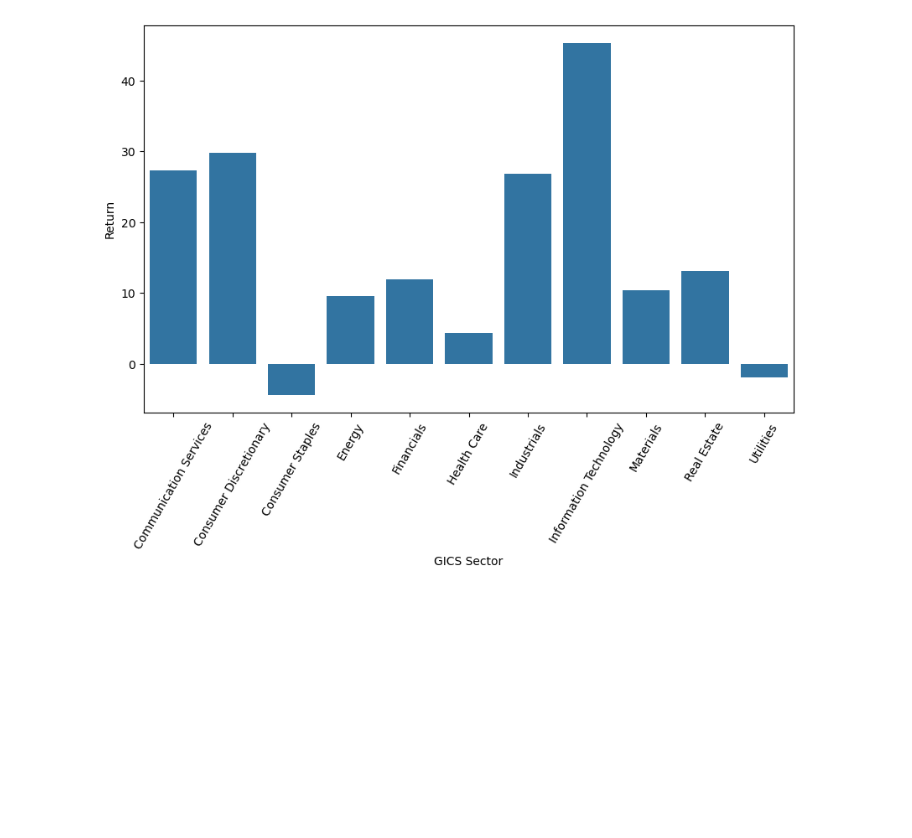
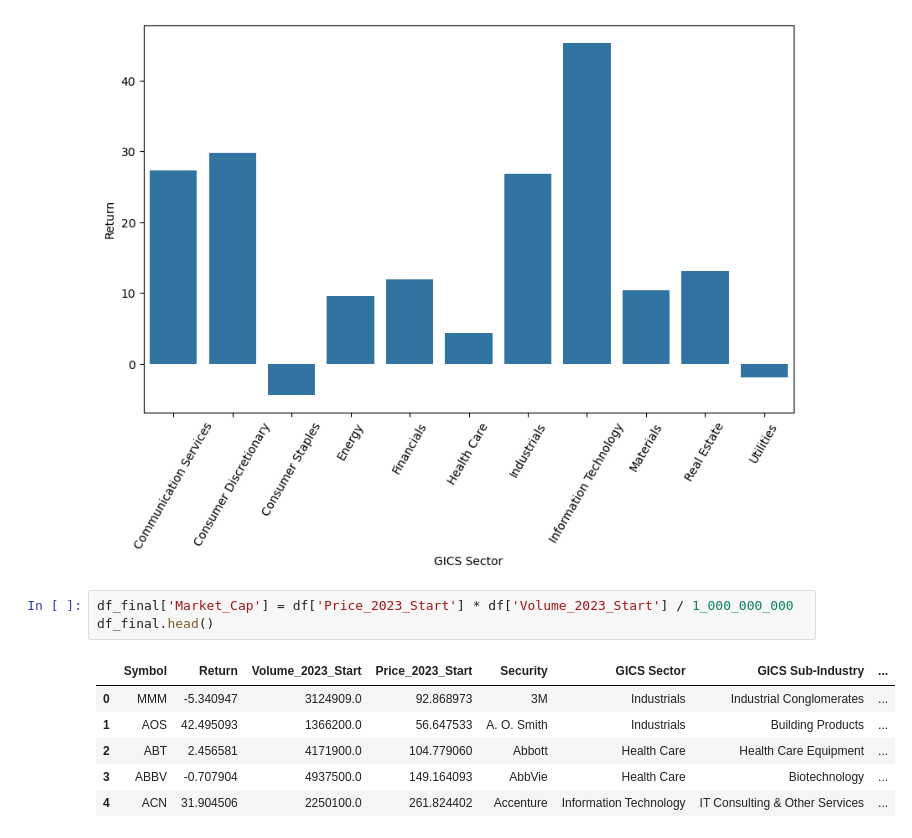
Before and after one commit to aadideshpande/s-p_index_analysis, a Jupyter notebook: main.ipynb, the cells around one changed output. Drawn from its saved outputs; the diff is of its cells as text; blank space fills up the shorter version.

```diff
--- a/main.ipynb
+++ b/main.ipynb
@@ -162,3 +167,13 @@ plt.xticks(rotation=60)
 plt.show()
 # %% [output]
 [figure]
+# %%
+df_final['Market_Cap'] = df['Price_2023_Start'] * df['Volume_2023_Start'] / 1_000_000_000
+df_final.head()
+# %% [output]
+|  | Symbol | Return | Volume_2023_Start | Price_2023_Start | Security | GICS Sector | GICS Sub-Industry | ... |
+| 0 | MMM | -5.340947 | 3124909.0 | 92.868973 | 3M | Industrials | Industrial Conglomerates | ... |
+| 1 | AOS | 42.495093 | 1366200.0 | 56.647533 | A. O. Smith | Industrials | Building Products | ... |
+| 2 | ABT | 2.456581 | 4171900.0 | 104.779060 | Abbott | Health Care | Health Care Equipment | ... |
+| 3 | ABBV | -0.707904 | 4937500.0 | 149.164093 | AbbVie | Health Care | Biotechnology | ... |
+| 4 | ACN | 31.904506 | 2250100.0 | 261.824402 | Accenture | Information Technology | IT Consulting & Other Services | ... |
```
Also changed, not shown: parts of 8 cells of this notebook.
